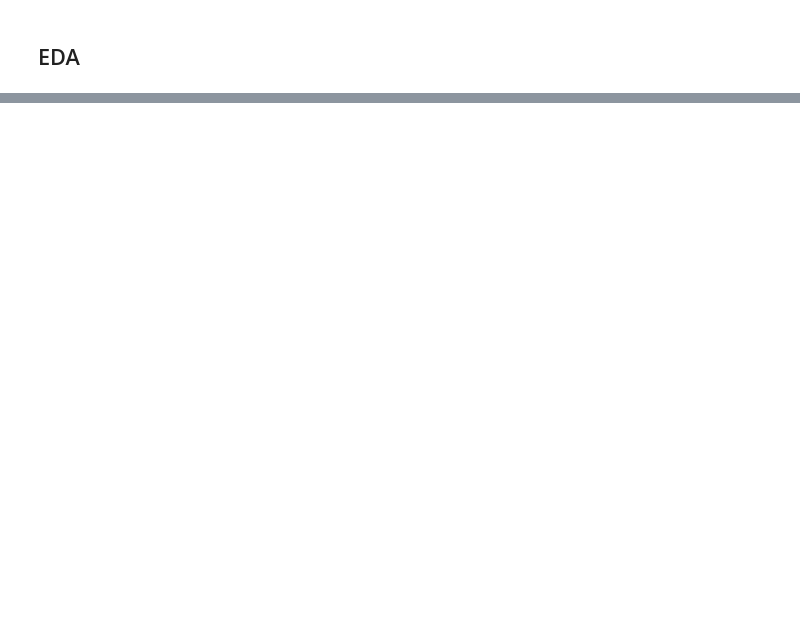
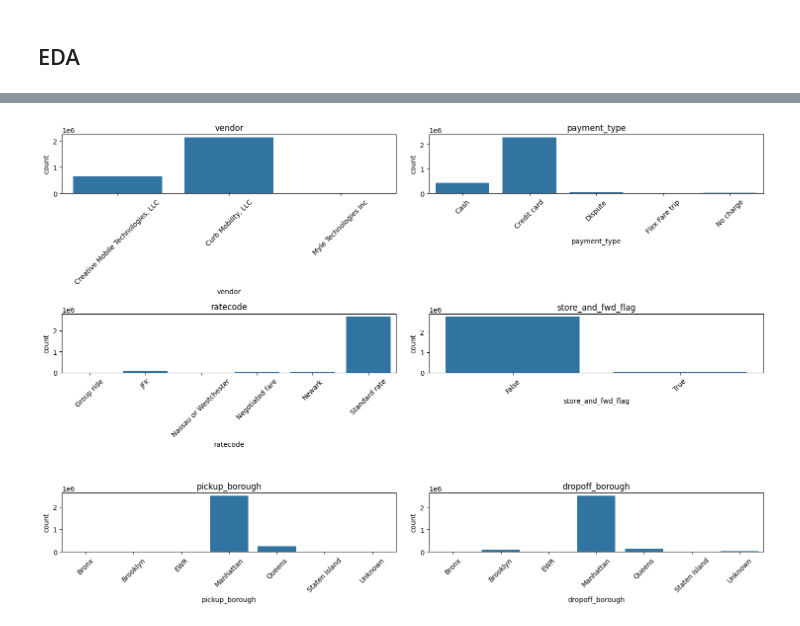
Before and after one commit to gasparrivollier/CEIA_AndD_TP_Grupo2, a Jupyter notebook: notebooks/AndD_tp.ipynb, the cells around one changed output, grey strips where cells are left out. Drawn from its saved outputs; the diff is of its cells as text; code cells hidden in the pictures; blank space fills up the shorter version.

Commit message:
Variables Categoricas

```diff
--- a/notebooks/AndD_tp.ipynb
+++ b/notebooks/AndD_tp.ipynb
@@ -253,0 +419,6 @@ plt.suptitle("Scatter plots entre variables numéricas", y=1.02)
+# %%
+# convertir objects a categoricas
+categorical_cols = ['vendor', 'ratecode', 'payment_type', 'pickup_borough', 'pickup_zone', 'pickup_service_zone', 'dropoff_borough', 'dropoff_zone', 'dropoff_service_zone']
+for col in categorical_cols:
+    df[col] = df[col].astype('category')
+df.info()
@@ -253,0 +451,22 @@ plt.suptitle("Scatter plots entre variables numéricas", y=1.02)
+# %%
+# Gráficos de barras de cada una (Ignoro pickup_zone, dropoff_zone, pickup_service_zone y dropoff_service_zone porque tienen MUCHAS categorias y rompe)
+
+cols_cat = ['vendor', 'payment_type', 'ratecode', 'store_and_fwd_flag','pickup_borough', 'dropoff_borough']
+df_temp=df.dropna(subset=cols_cat)
+
+fig, axes = plt.subplots(3, 2, figsize=(15, 10))
+axes = axes.flatten()
+
+for ax, col in zip(axes, cols_cat):
+    sns.countplot(x=col, data=df_temp, ax=ax)
+    ax.set_title(col)
+    ax.tick_params(axis='x', rotation=45)  # rotación para evitar superposición
+
+# si sobran ejes, los apagamos
+for empty_ax in axes[len(cols_cat):]:
+    empty_ax.axis("off")
+
+plt.tight_layout()
+plt.show()
+# %% [output]
+[figure, added]
```
Also changed, not shown: parts of 32 cells of this notebook.
